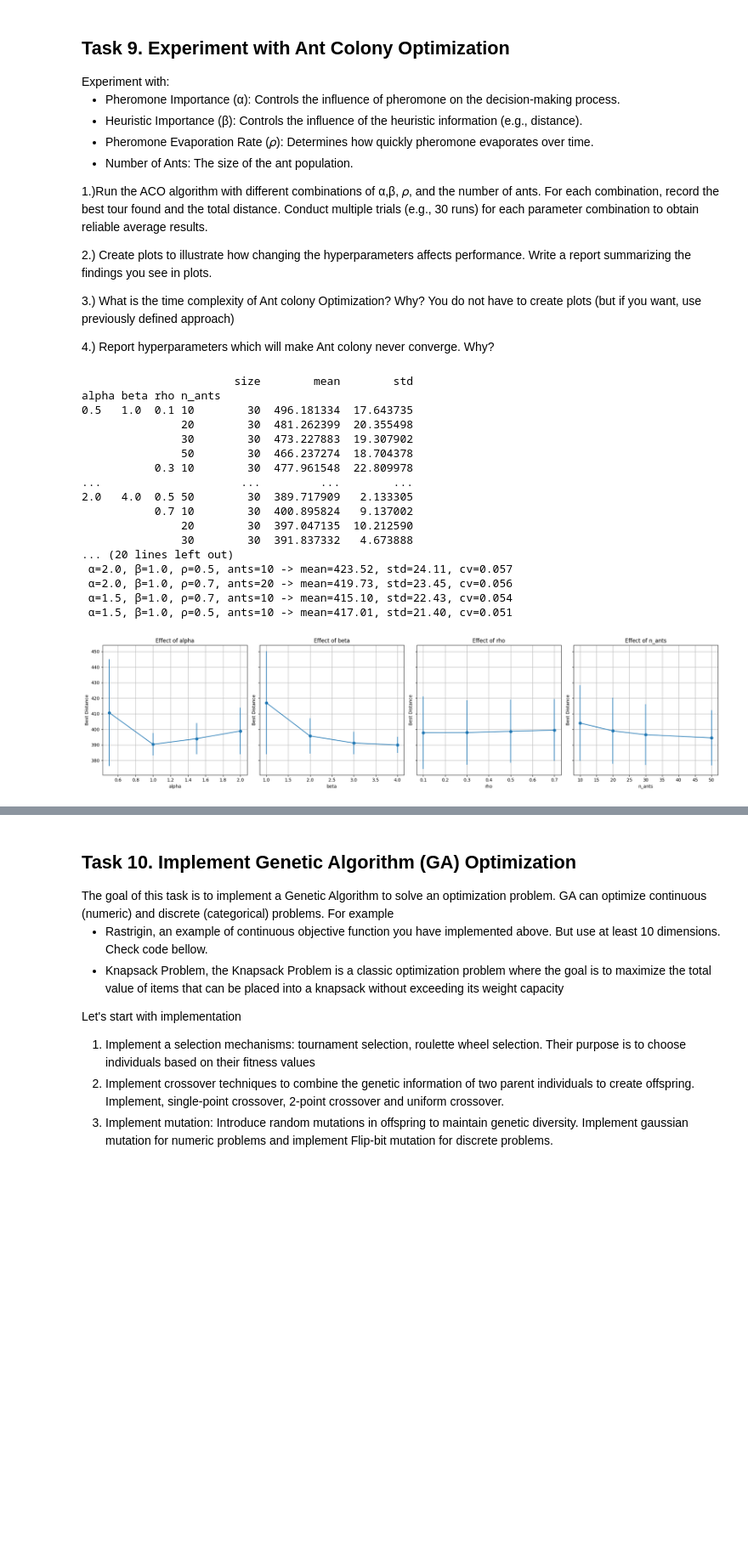
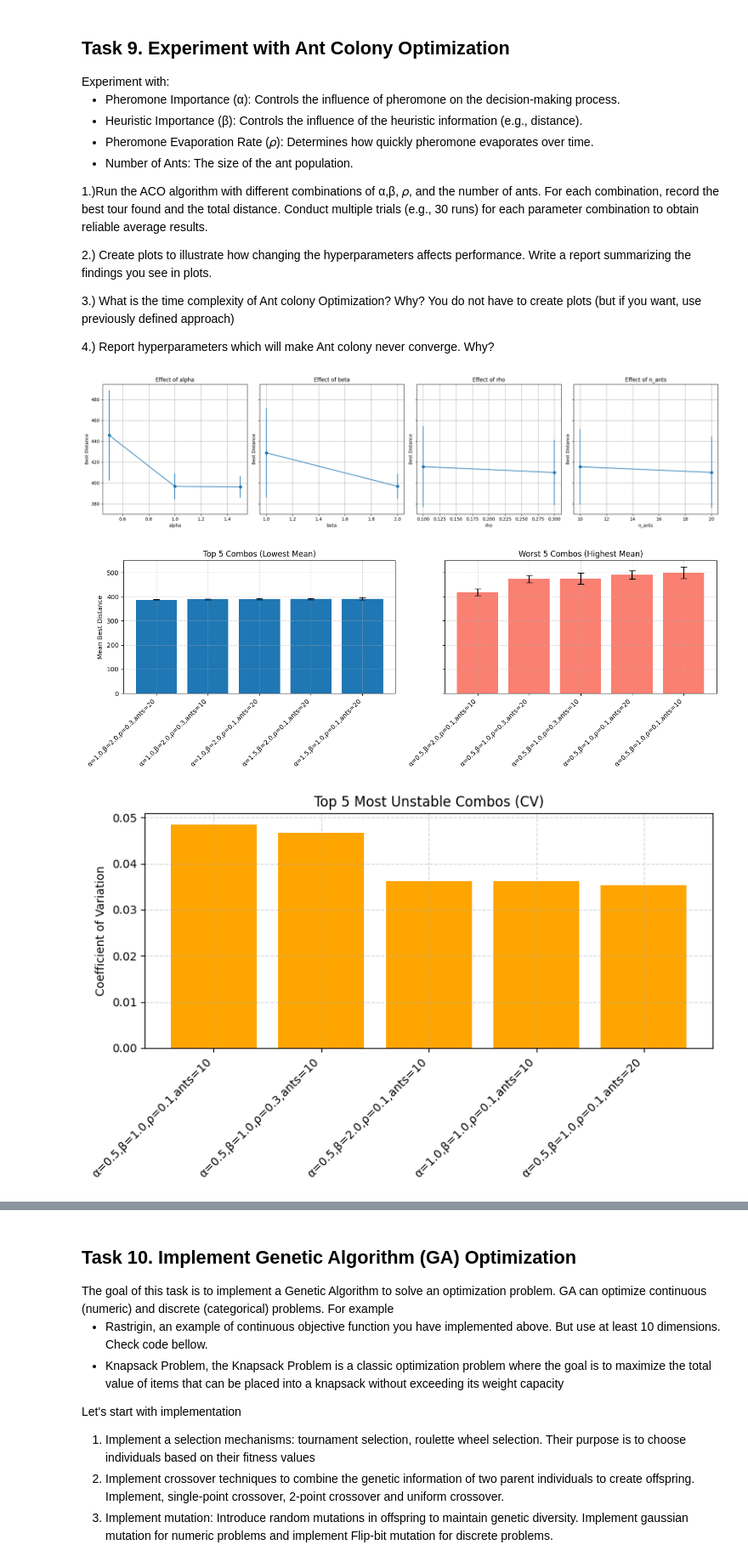
Before and after one commit to MarioSomodi/Optimization-Algorithms, a Jupyter notebook: OABOEC_Project_Mario_Somodi.ipynb, the cells around one changed output, grey strips where cells are left out. Shown at 85% size. Drawn from its saved outputs; the diff is of its cells as text; code cells hidden in the pictures; blank space fills up the shorter version.

```diff
--- a/OABOEC_Project_Mario_Somodi.ipynb
+++ b/OABOEC_Project_Mario_Somodi.ipynb
@@ -640,24 +644,43 @@ Experiment with:
 <p> 2.) Create plots to illustrate how changing the hyperparameters affects performance. Write a report summarizing the findings you see in plots. </p>
 <p> 3.) What is the time complexity of Ant colony Optimization? Why? You do not have to create plots (but if you want, use previously defined approach) </p>
 <p> 4.) Report hyperparameters which will make Ant colony never converge. Why?</p>
-# %%
-run_aco_experiment()
-# %% [output]
-                       size        mean        std
-alpha beta rho n_ants
-0.5   1.0  0.1 10        30  496.181334  17.643735
-               20        30  481.262399  20.355498
-               30        30  473.227883  19.307902
-               50        30  466.237274  18.704378
-           0.3 10        30  477.961548  22.809978
-...                     ...         ...        ...
-2.0   4.0  0.5 50        30  389.717909   2.133305
-           0.7 10        30  400.895824   9.137002
-               20        30  397.047135  10.212590
-               30        30  391.837332   4.673888
-... (20 lines left out)
- α=2.0, β=1.0, ρ=0.5, ants=10 -> mean=423.52, std=24.11, cv=0.057
- α=2.0, β=1.0, ρ=0.7, ants=20 -> mean=419.73, std=23.45, cv=0.056
- α=1.5, β=1.0, ρ=0.7, ants=10 -> mean=415.10, std=22.43, cv=0.054
- α=1.5, β=1.0, ρ=0.5, ants=10 -> mean=417.01, std=21.40, cv=0.051
-[figure, removed]
+# %%
+dist_matrix, coords = ACOEvaluator.create_distance_matrix(20, seed=42)
+
+aco_evaluator = ACOEvaluator(
+    distance_matrix=dist_matrix,
+    alphas=[0.5,1.0,1.5],
+    betas=[1.0,2.0],
+    rhos=[0.1,0.3],
+    n_ants_list=[10,20],
+    runs=30,
+    n_iterations=100
+)
+
+aco_evaluator.evaluate()
+
+aco_evaluator.plot_hyperparameter_effects()
+aco_evaluator.plot_best_and_worst_params(top_k=5)
+aco_evaluator.plot_unstable(top_k=5)
+
+# find the best alpha,beta,rho,n_ants combo by mean distance:
+best_combo = (
+    aco_evaluator.df.groupby(['alpha','beta','rho','n_ants'])['best_dist']
+      .mean()
+      .idxmin()
+)
+# run ACO with the best combo to get the route
+aco_best_combo = AntColonyOptimization(
+    distance_matrix=dist_matrix,
+    alpha=best_combo[0],
+    beta=best_combo[1],
+    decay=best_combo[2],
+    n_ants=int(best_combo[3]),
+    n_iterations=100
+)
+aco_best_combo.run()
+aco_evaluator.plot_route(coords, aco_best_combo.best_route)
+# %% [output]
+[figure, added]
+[figure, added]
+[figure, added]
```
Also changed, not shown: parts of 4 cells of this notebook, 6 other files.
